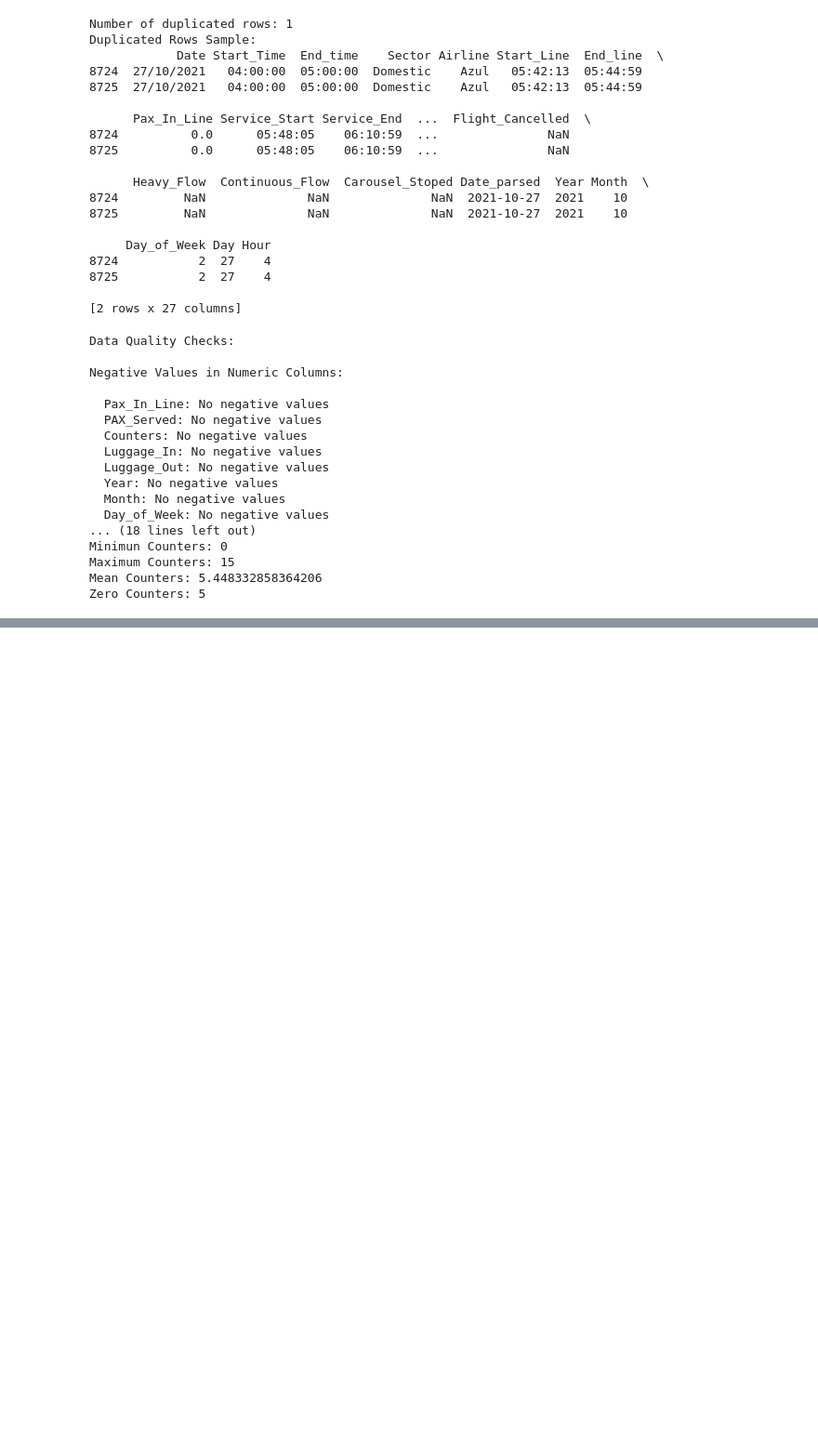
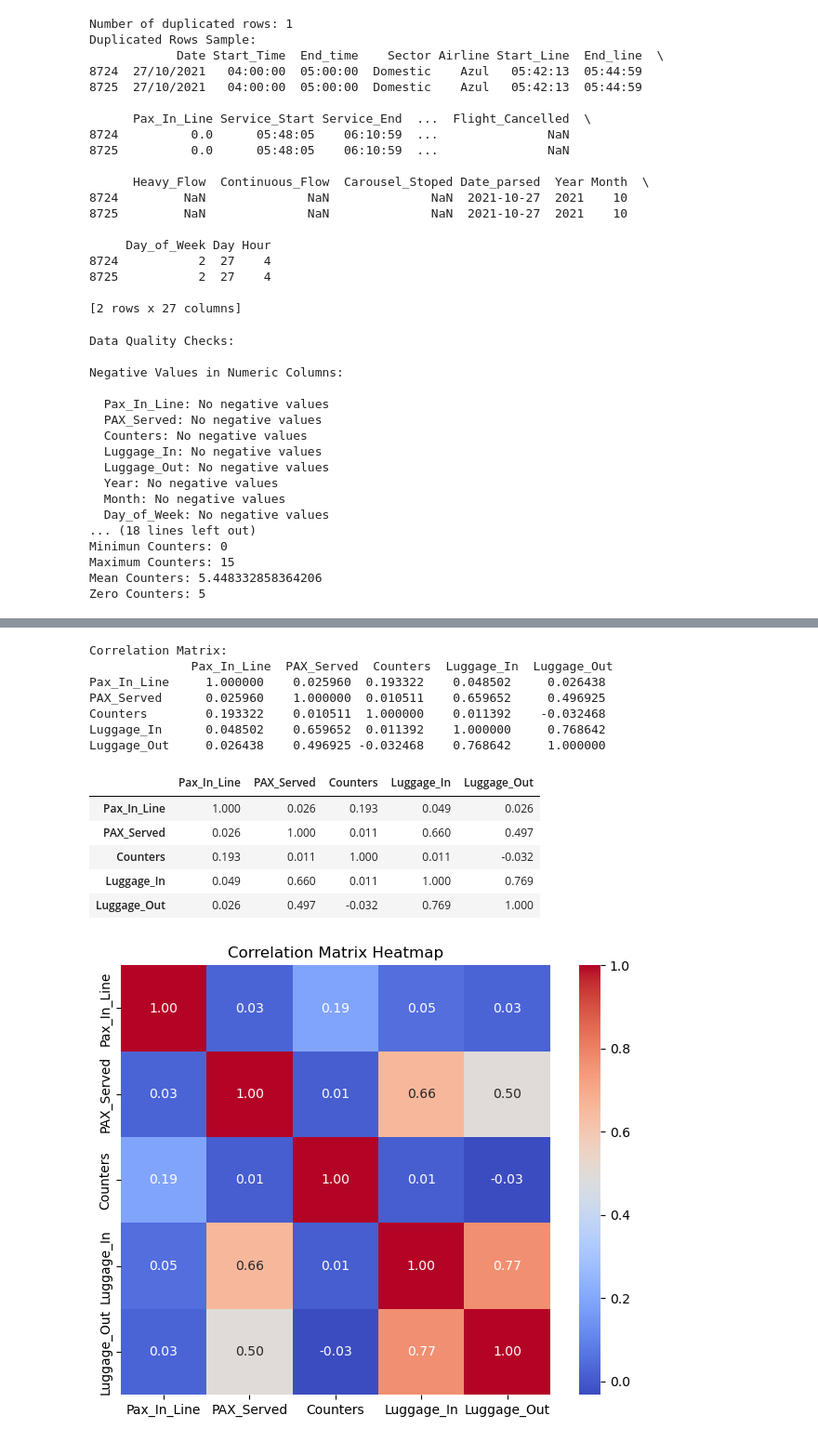
Before and after one commit to raoliveirads/ck_time_prediction, a Jupyter notebook: notebooks/Exploratory Data Analysis.ipynb, the cells around one changed output, grey strips where cells are left out. Shown at 93% size. Cells and saved outputs as stored; diff of their text form; code cells hidden in the pictures; blank space fills up the shorter version.

```diff
--- a/notebooks/Exploratory Data Analysis.ipynb
+++ b/notebooks/Exploratory Data Analysis.ipynb
@@ -305,0 +344,28 @@ Zero Counters: 5
+# %%
+# Correlation Analysis
+numeric_df = df[['Pax_In_Line', 'PAX_Served', 'Counters', 'Luggage_In', 'Luggage_Out']].copy()
+
+correlation_matrix = numeric_df.corr()
+print("\nCorrelation Matrix:\n", correlation_matrix)
+display(correlation_matrix.round(3))
+
+# Visualization of Correlation Matrix
+plt.figure(figsize=(8, 6))
+sns.heatmap(correlation_matrix, annot=True, fmt=".2f", cmap='coolwarm', square=True)
+plt.title('Correlation Matrix Heatmap')
+plt.show()
+# %% [output]
+Correlation Matrix:
+              Pax_In_Line  PAX_Served  Counters  Luggage_In  Luggage_Out
+Pax_In_Line     1.000000    0.025960  0.193322    0.048502     0.026438
+PAX_Served      0.025960    1.000000  0.010511    0.659652     0.496925
+Counters        0.193322    0.010511  1.000000    0.011392    -0.032468
+Luggage_In      0.048502    0.659652  0.011392    1.000000     0.768642
+Luggage_Out     0.026438    0.496925 -0.032468    0.768642     1.000000
+|  | Pax_In_Line | PAX_Served | Counters | Luggage_In | Luggage_Out |
+| Pax_In_Line | 1.000 | 0.026 | 0.193 | 0.049 | 0.026 |
+| PAX_Served | 0.026 | 1.000 | 0.011 | 0.660 | 0.497 |
+| Counters | 0.193 | 0.011 | 1.000 | 0.011 | -0.032 |
+| Luggage_In | 0.049 | 0.660 | 0.011 | 1.000 | 0.769 |
+| Luggage_Out | 0.026 | 0.497 | -0.032 | 0.769 | 1.000 |
+[figure, added]
```
Also changed, not shown: parts of 2 cells of this notebook.
